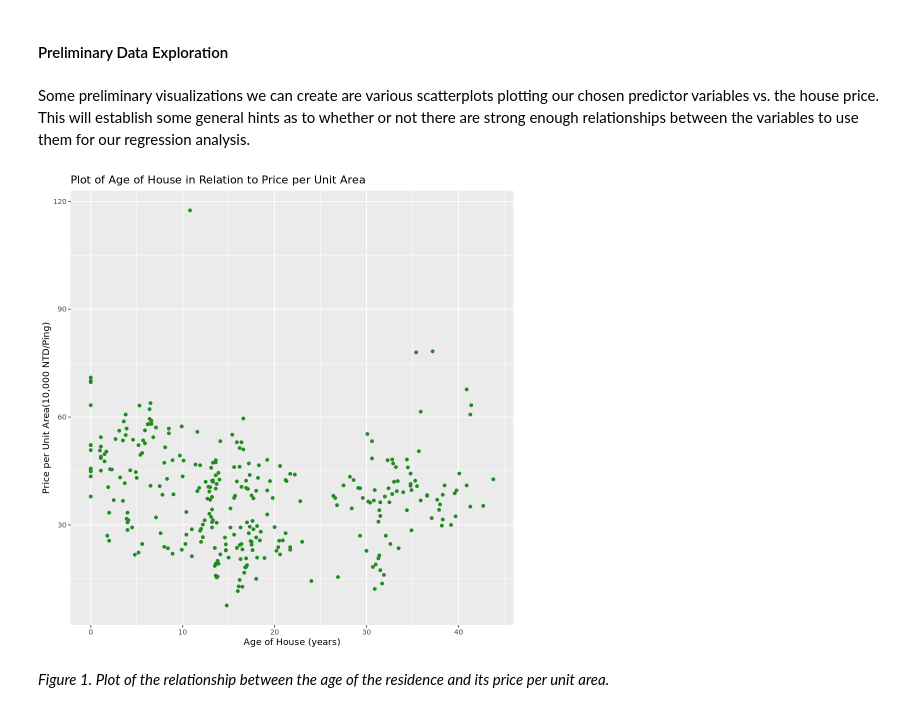
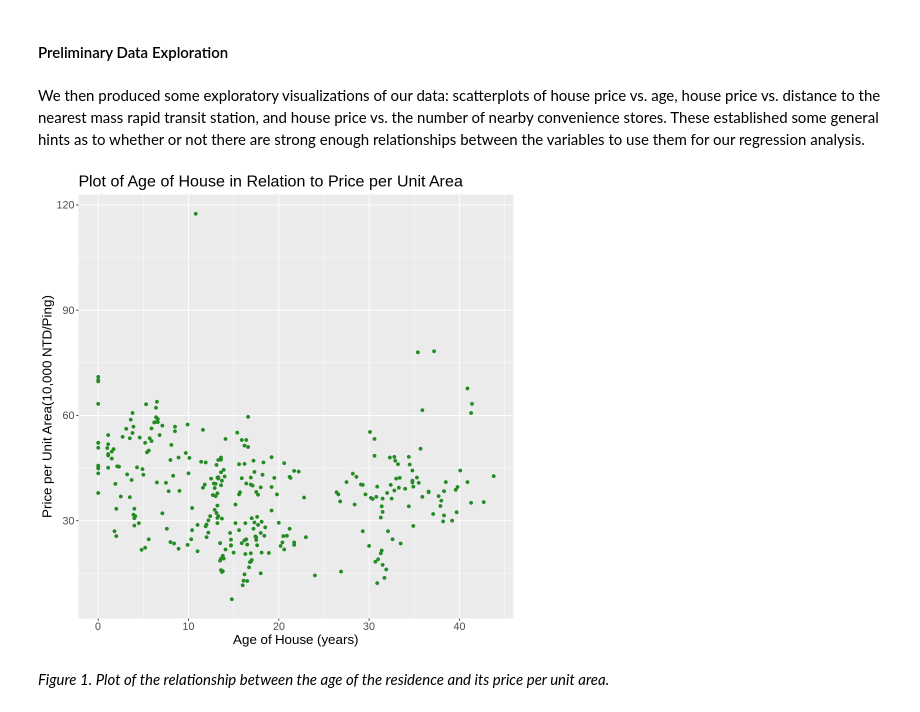
Before and after one commit to PlayerTree/dsci-100-2022w1-group-006-32, a Jupyter notebook: project-report.ipynb, the cells around one changed output. Drawn from its saved outputs; the diff is of its cells as text; code cells hidden in the pictures.

```diff
--- a/project-report.ipynb
+++ b/project-report.ipynb
@@ -25,11 +31,11 @@ To obtain the data, we download a excel spreadsheet from University of Californi
 # %%
 # file download
 house_url <- "https://archive.ics.uci.edu/ml/machine-learning-databases/00477/Real%20estate%20valuation%20data%20set.xlsx"
-dest_file <- "data/Real estate valuation data set.xlsx"
+dest_file <- "Real estate valuation data set.xlsx"
 download.file(house_url, dest_file)
 
 # read file
-house_data <- read_xlsx("data/Real estate valuation data set.xlsx")
+house_data <- read_xlsx("Real estate valuation data set.xlsx")
 house_data
 # %% [output]
 A tibble: 414 × 8
@@ -96,20 +104,20 @@ Our data does not have any missing values, nor does it have any discrepancies in
 # %% [markdown]
 #### Preliminary Data Exploration
 # %% [markdown]
-Some preliminary visualizations we can create are various scatterplots plotting our chosen predictor variables vs. the house price. This will establish some general hints as to whether or not there are strong enough relationships between the variables to use them for our regression analysis.
+We then produced some exploratory visualizations of our data: scatterplots of house price vs. age, house price vs. distance to the nearest mass rapid transit station, and house price vs. the number of nearby convenience stores. These established some general hints as to whether or not there are strong enough relationships between the variables to use them for our regression analysis.
 # %%
 options(repr.plot.width = 8, repr.plot.height = 8)
 
 # age vs price scatterplot
 age_price_plot <- house_train |>
     ggplot(aes(x = age, y = price_per_unit)) +
     geom_point(col = "forestgreen") +
     labs(x = "Age of House (years)", y = "Price per Unit Area(10,000 NTD/Ping)") +
-    theme(text = element_text(size = 18)) +
+    theme(text = element_text(size = 16)) +
     ggtitle("Plot of Age of House in Relation to Price per Unit Area")
 age_price_plot
 # %% [output]
-[figure, old version]
+[figure, new version]
 # %% [markdown]
 *Figure 1. Plot of the relationship between the age of the residence and its price per unit area.*
 # %% [markdown]
```
Also changed, not shown: parts of 26 cells of this notebook.
